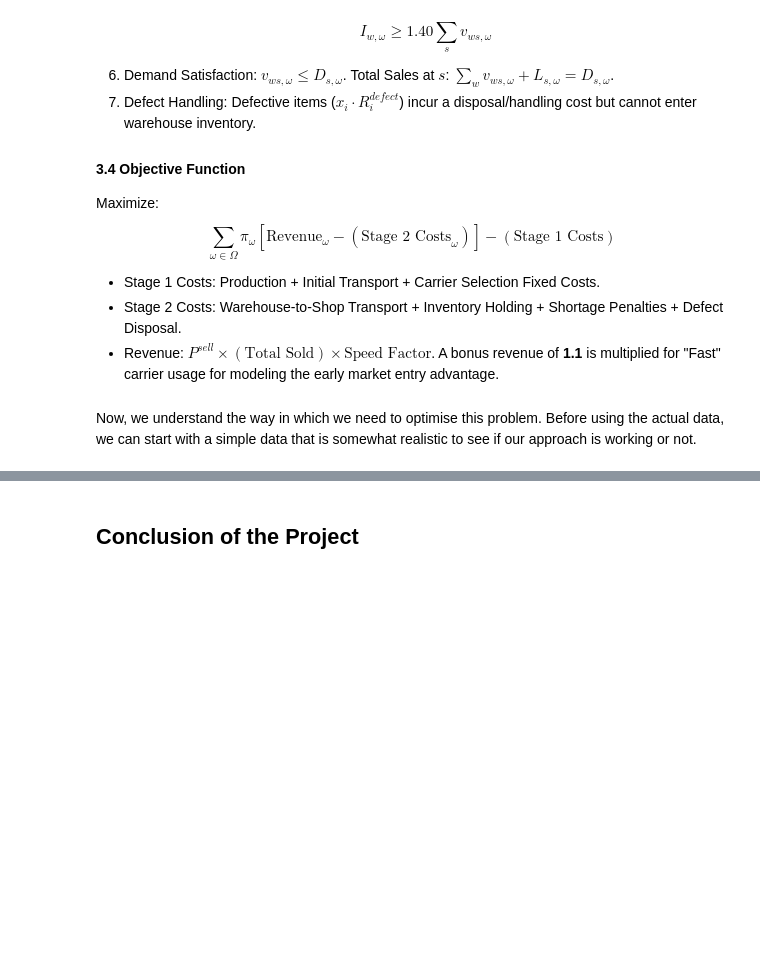
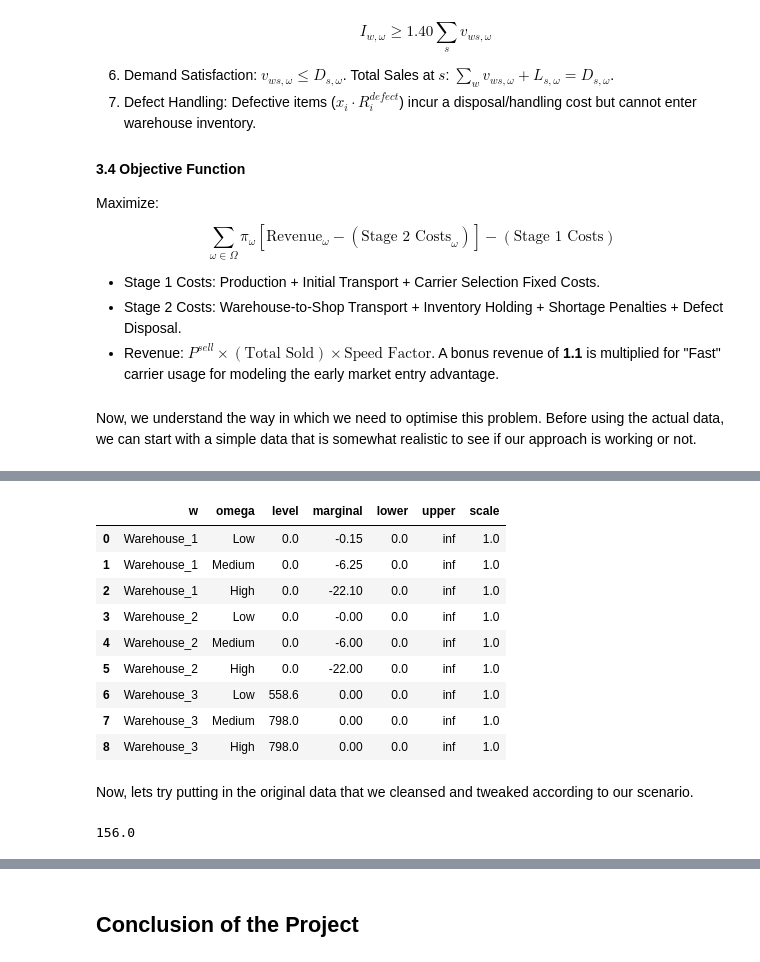
Before and after one commit to ashvin-a/Final-Project-524, a Jupyter notebook: src/main.ipynb, the cells around one changed output, grey strips where cells are left out. Cells and saved outputs as stored; diff of their text form; code cells hidden in the pictures; blank space fills up the shorter version.

```diff
--- a/src/main.ipynb
+++ b/src/main.ipynb
@@ -653,0 +663,19 @@ Exception: Attempting to set a record with a scalar value, however the symbol is
+# %%
+inv.records
+# %% [output]
+|  | w | omega | level | marginal | lower | upper | scale |
+| 0 | Warehouse_1 | Low | 0.0 | -0.15 | 0.0 | inf | 1.0 |
+| 1 | Warehouse_1 | Medium | 0.0 | -6.25 | 0.0 | inf | 1.0 |
+| 2 | Warehouse_1 | High | 0.0 | -22.10 | 0.0 | inf | 1.0 |
+| 3 | Warehouse_2 | Low | 0.0 | -0.00 | 0.0 | inf | 1.0 |
+| 4 | Warehouse_2 | Medium | 0.0 | -6.00 | 0.0 | inf | 1.0 |
+| 5 | Warehouse_2 | High | 0.0 | -22.00 | 0.0 | inf | 1.0 |
+| 6 | Warehouse_3 | Low | 558.6 | 0.00 | 0.0 | inf | 1.0 |
+| 7 | Warehouse_3 | Medium | 798.0 | 0.00 | 0.0 | inf | 1.0 |
+| 8 | Warehouse_3 | High | 798.0 | 0.00 | 0.0 | inf | 1.0 |
+# %% [markdown]
+Now, lets try putting in the original data that we cleansed and tweaked according to our scenario.
+# %%
+base_dem[sh] * factors[sc]
+# %% [output]
+156.0
```
Also changed, not shown: parts of 11 cells of this notebook.
